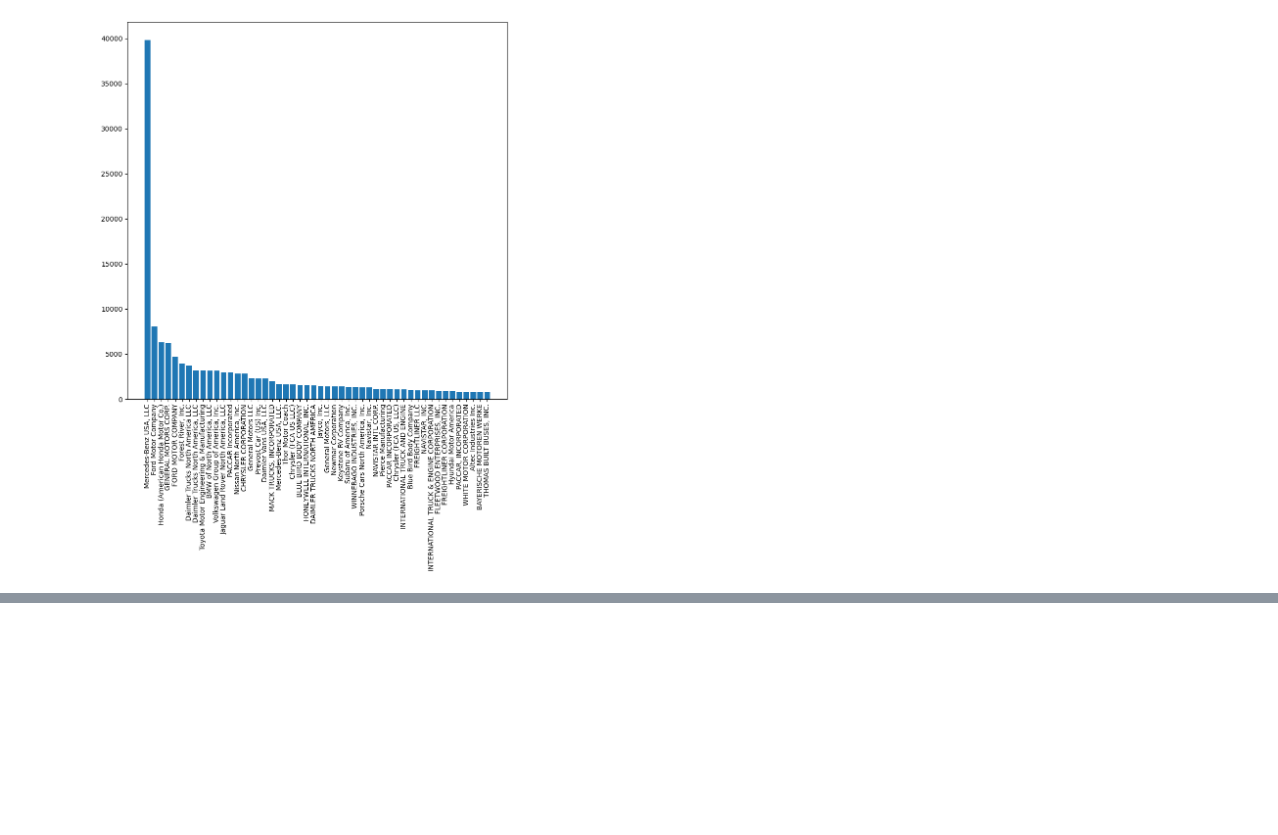
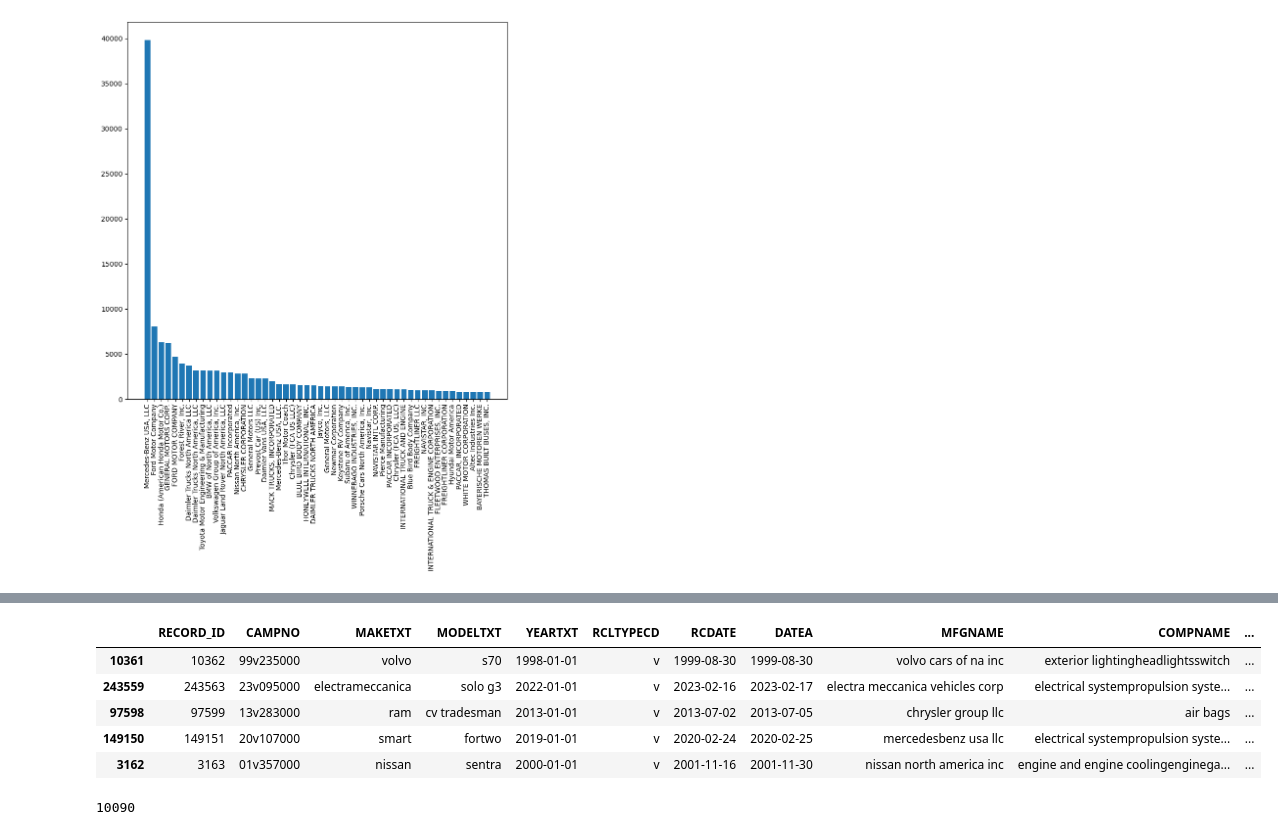
Before and after one commit to prithvidasgupta/si671, a Jupyter notebook: pm_nb.ipynb, the cells around one changed output, grey strips where cells are left out. Cells and saved outputs as stored; diff of their text form; code cells hidden in the pictures; blank space fills up the shorter version.

```diff
--- a/pm_nb.ipynb
+++ b/pm_nb.ipynb
@@ -29,9 +30,15 @@ def lowercase(df):
     for col in cols:
         try:
             if df[col].dtype == "O":
-                df.loc[:, "MFGNAME"] = df["MFGNAME"].str.lower()
+                df.loc[:, col] = df[col].str.lower()
         except AttributeError as e:
             print(f"Check for non-string datatypes: {e}")
+
+def convert_datetime(df, columns=[], format='%m/%d/%y', errors="raise"):
+    """
+    """
+    for col in columns:
+        df.loc[:, col] = pd.to_datetime(df[col], format=format, errors=errors)
 # %%
 # Read in data
 recalls_headers = pd.read_csv("./data/RCL_headers.txt")
@@ -173,3 +193,24 @@ remove_punct(filtered_recalls)
+# %%
+# Clean data
+lowercase(filtered_recalls)
+remove_punct(filtered_recalls)
+
+date_cols = ["RCDATE", "DATEA"]
+convert_datetime(filtered_recalls, columns=date_cols, format="%Y%m%d")
+convert_datetime(filtered_recalls, columns=["YEARTXT"], format='%Y', errors="coerce")
+filtered_recalls.sample(5)
+# %% [output]
+|  | RECORD_ID | CAMPNO | MAKETXT | MODELTXT | YEARTXT | RCLTYPECD | RCDATE | DATEA | MFGNAME | COMPNAME | ... |
+| 10361 | 10362 | 99v235000 | volvo | s70 | 1998-01-01 | v | 1999-08-30 | 1999-08-30 | volvo cars of na inc | exterior lightingheadlightsswitch | ... |
+| 243559 | 243563 | 23v095000 | electrameccanica | solo g3 | 2022-01-01 | v | 2023-02-16 | 2023-02-17 | electra meccanica vehicles corp | electrical systempropulsion syste... | ... |
+| 97598 | 97599 | 13v283000 | ram | cv tradesman | 2013-01-01 | v | 2013-07-02 | 2013-07-05 | chrysler group llc | air bags | ... |
+| 149150 | 149151 | 20v107000 | smart | fortwo | 2019-01-01 | v | 2020-02-24 | 2020-02-25 | mercedesbenz usa llc | electrical systempropulsion syste... | ... |
+| 3162 | 3163 | 01v357000 | nissan | sentra | 2000-01-01 | v | 2001-11-16 | 2001-11-30 | nissan north america inc | engine and engine coolingenginega... | ... |
+# %%
+missing_yeartxt = filtered_recalls.query("YEARTXT.isna()")
+len(missing_yeartxt)
+# %% [output]
+10090
 # %%
 filtered_recalls.head()
 # %% [output]
```
Also changed, not shown: parts of 10 cells of this notebook, 1 other file.
